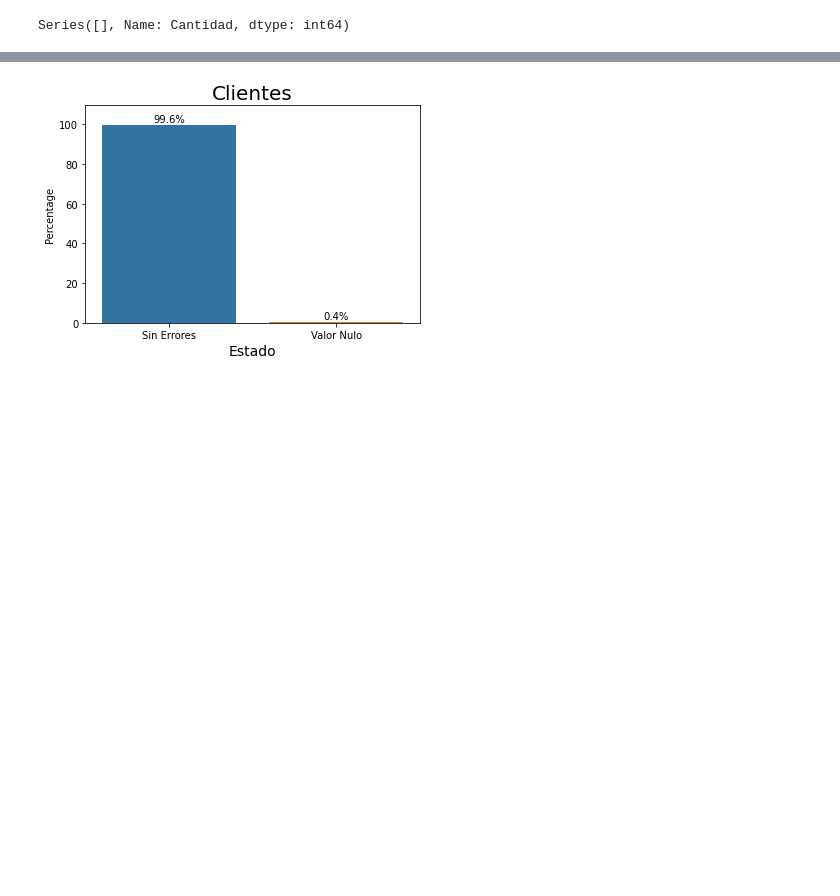
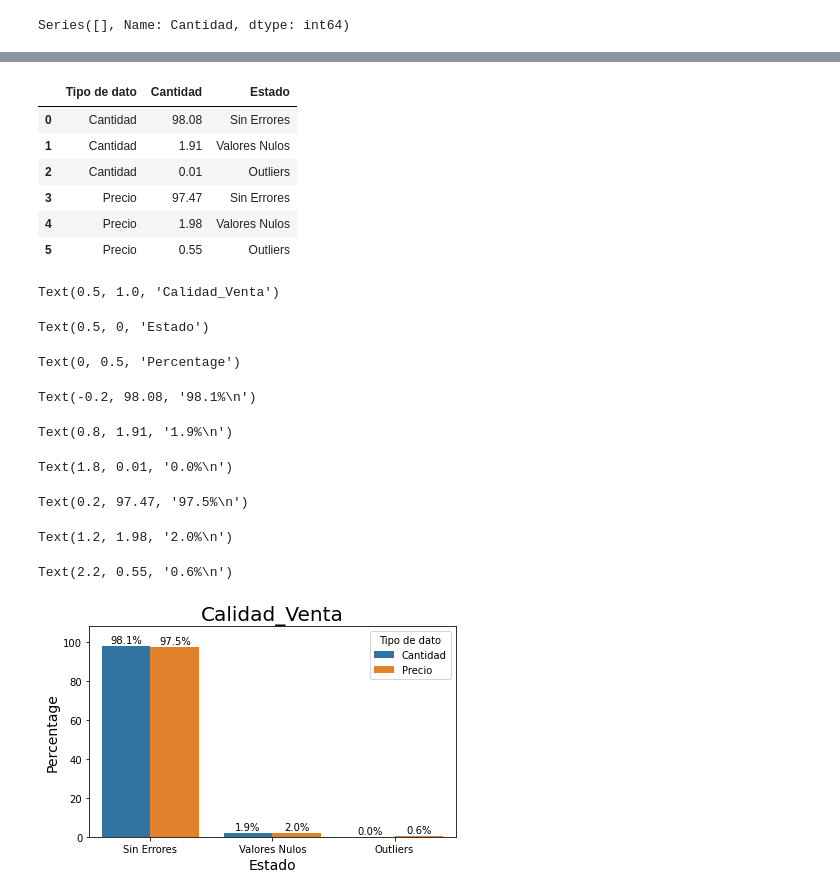
Before and after one commit to manusza/DS-PI-ProyectoIndividual, a Jupyter notebook: Datasets/Proyecto I.ipynb, the cells around one changed output, grey strips where cells are left out. Drawn from its saved outputs; the diff is of its cells as text; code cells hidden in the pictures; blank space fills up the shorter version.

Commit message:
incongruencias finalizadas

```diff
--- a/Datasets/Proyecto I.ipynb
+++ b/Datasets/Proyecto I.ipynb
@@ -253,7 +265,13 @@ def percentage(part, whole):
     porcentaje = round(100* float(part)/float(whole), 2)
     return porcentaje
 
-per_valoresd= percentage(valores_not_nan, total_valores)
-per_valoresn= percentage(valores_nan, total_valores)
-per_outliers= percentage(out_total_venta)
+def calculo_final(df_column, outlier_column):
+    per_valoresd= percentage(restar_values_out(not_nan_values(df_column), outlier_column), total_valor(df_column, outlier_column))
+    per_valoresn= percentage(nan_values(df_column), total_valor(df_column, outlier_column))
+    per_outliers= percentage(outlier_column, total_valor(df_column, outlier_column))
+    print(per_outliers+per_valoresd+per_valoresn)
+    return (per_valoresd,per_valoresn,per_outliers)
+
+precio_total=calculo_final(df_venta['Precio'],out_precio_venta )
+cantidad_total=calculo_final(df_venta['Cantidad'],out_cantidad_venta )
 # %% [output]
@@ -261,21 +292,49 @@ NameError: name 'valores_not_nan' is not defined
 # %%
-data= [{'Percentage': per_valoresd},{'Percentage': per_valoresn},{'Percentage': per_outliers}]
-df1= pd.DataFrame(data, index= ["Sin Errores", "Valor Nulo", "Outliers"])
-ax = sns.barplot(x=df1.index, y=df1.Percentage)
 
+
+def dataframe_create(precio, cantidad):
+    data= [{'Tipo de dato': "Cantidad", 'Cantidad': cantidad[0], 'Estado': "Sin Errores" },{'Tipo de dato': "Cantidad", 'Cantidad': cantidad[1], 'Estado': "Valores Nulos" },{'Tipo de dato': "Cantidad", 'Cantidad': cantidad[2], 'Estado': "Outliers"},
+    {'Tipo de dato': "Precio", 'Cantidad': precio[0], 'Estado': "Sin Errores" },{'Tipo de dato': "Precio", 'Cantidad': precio[1], 'Estado': "Valores Nulos"},{'Tipo de dato': "Precio", 'Cantidad': precio[2], 'Estado': "Outliers"}]
+    df1= pd.DataFrame(data)
+    return df1
+
+
+df1 = dataframe_create(precio_total, cantidad_total)
+df1.head(6)
+#ax = plt.barplot(x=df1.index, y=df1.Precio)
+ax = sb.barplot(x="Estado",y="Cantidad", hue="Tipo de dato", data=df1)
 #inserta nombre del archivo a comparar
 comparacion=input("Como se llama su archivo?")
 plt.title(comparacion, fontsize=20)
 
 plt.xlabel('Estado', size=14)
+plt.ylabel('Percentage', size=14)
+
 
 for p in ax.patches:
     percentage = f'{100 * p.get_height() / 100:.1f}%\n'
     x = p.get_x() + p.get_width() / 2
     y = p.get_height()
     ax.annotate(percentage, (x, y), ha='center', va='center')
 
 plt.margins(y=0.1)
+plt.tight_layout()
 plt.show()
 # %% [output]
+|  | Tipo de dato | Cantidad | Estado |
+| 0 | Cantidad | 98.08 | Sin Errores |
+| 1 | Cantidad | 1.91 | Valores Nulos |
+| 2 | Cantidad | 0.01 | Outliers |
+| 3 | Precio | 97.47 | Sin Errores |
+| 4 | Precio | 1.98 | Valores Nulos |
+| 5 | Precio | 0.55 | Outliers |
+Text(0.5, 1.0, 'Calidad_Venta')
+Text(0.5, 0, 'Estado')
+Text(0, 0.5, 'Percentage')
+Text(-0.2, 98.08, '98.1%\n')
+Text(0.8, 1.91, '1.9%\n')
+Text(1.8, 0.01, '0.0%\n')
+Text(0.2, 97.47, '97.5%\n')
+Text(1.2, 1.98, '2.0%\n')
+Text(2.2, 0.55, '0.6%\n')
-[figure, old version]
+[figure, new version]
```
Also changed, not shown: parts of 5 cells of this notebook.
